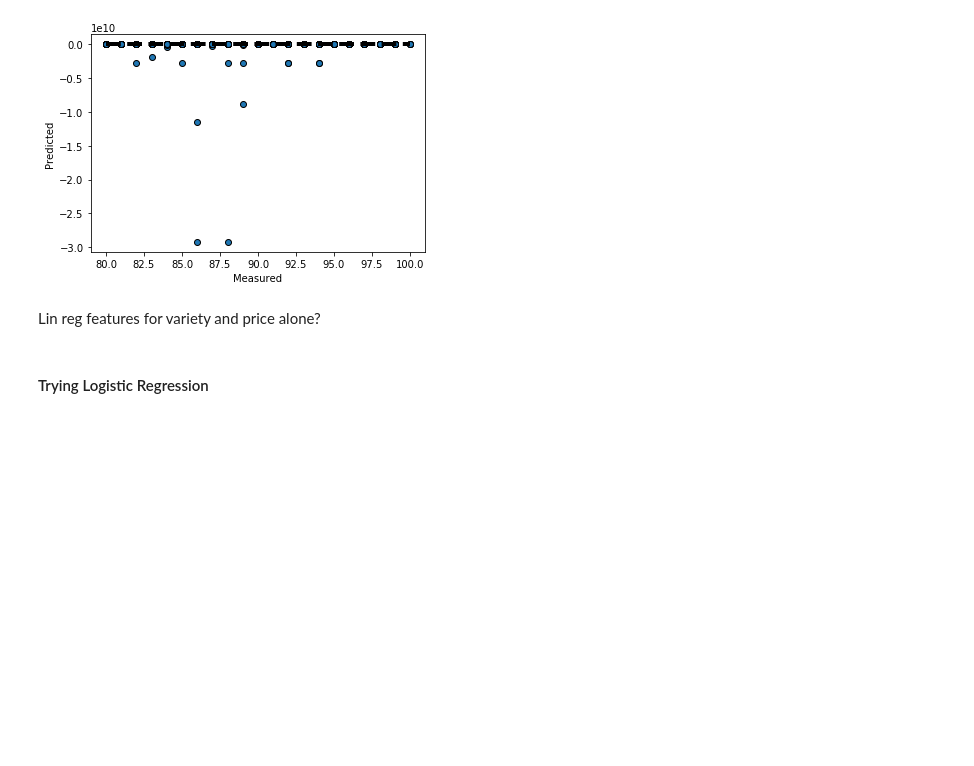
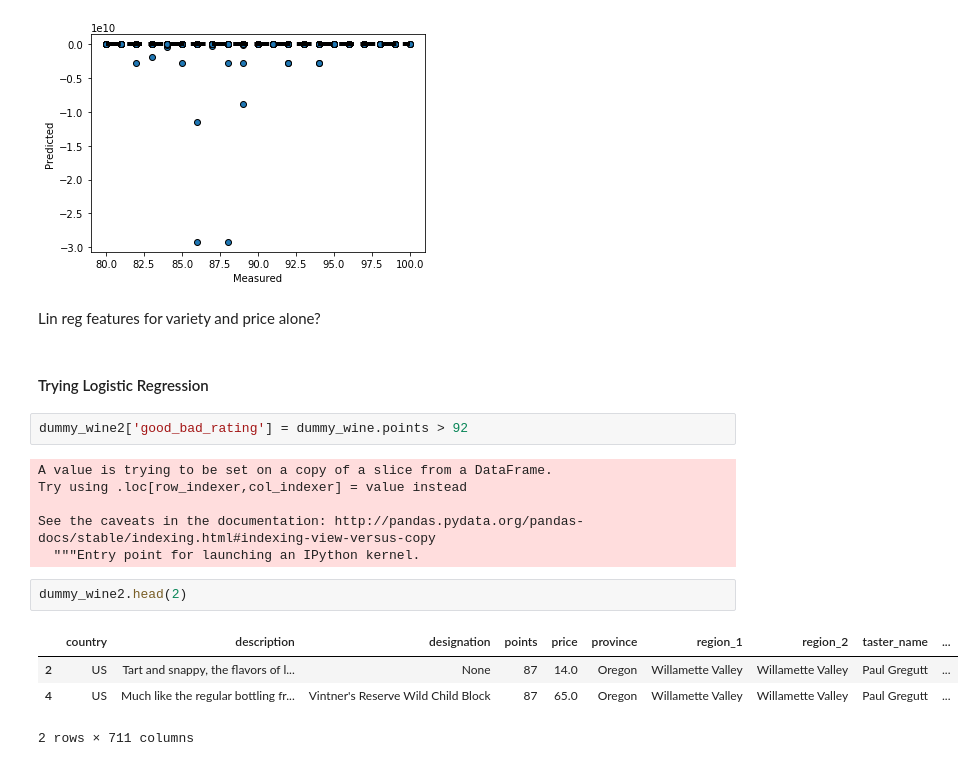
Before and after one commit to evanrosa/wine-ML-capstone-2018, a Jupyter notebook: 03 - Modeling.ipynb, the cells around one changed output. Cells and saved outputs as stored; diff of their text form; blank space fills up the shorter version.

```diff
--- a/03 - Modeling.ipynb
+++ b/03 - Modeling.ipynb
@@ -346,4 +347,19 @@ plt.show()
 Lin reg features for variety and price alone?
 # %% [markdown]
 #### Trying Logistic Regression
+# %%
+dummy_wine2['good_bad_rating'] = dummy_wine.points > 92
+# %% [output]
+A value is trying to be set on a copy of a slice from a DataFrame.
+Try using .loc[row_indexer,col_indexer] = value instead
+
+See the caveats in the documentation: http://pandas.pydata.org/pandas-docs/stable/indexing.html#indexing-view-versus-copy
+  """Entry point for launching an IPython kernel.
+# %%
+dummy_wine2.head(2)
+# %% [output]
+|  | country | description | designation | points | price | province | region_1 | region_2 | taster_name | ... |
+| 2 | US | Tart and snappy, the flavors of l... | None | 87 | 14.0 | Oregon | Willamette Valley | Willamette Valley | Paul Gregutt | ... |
+| 4 | US | Much like the regular bottling fr... | Vintner's Reserve Wild Child Block | 87 | 65.0 | Oregon | Willamette Valley | Willamette Valley | Paul Gregutt | ... |
+2 rows × 711 columns
 # %%
```
Also changed, not shown: parts of 5 cells of this notebook.
